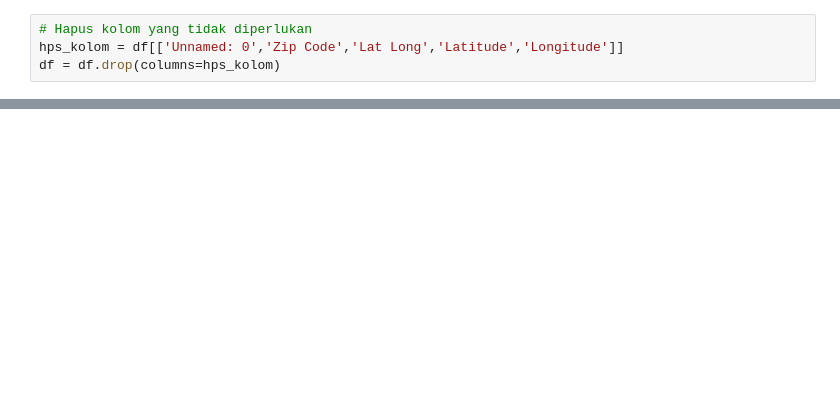
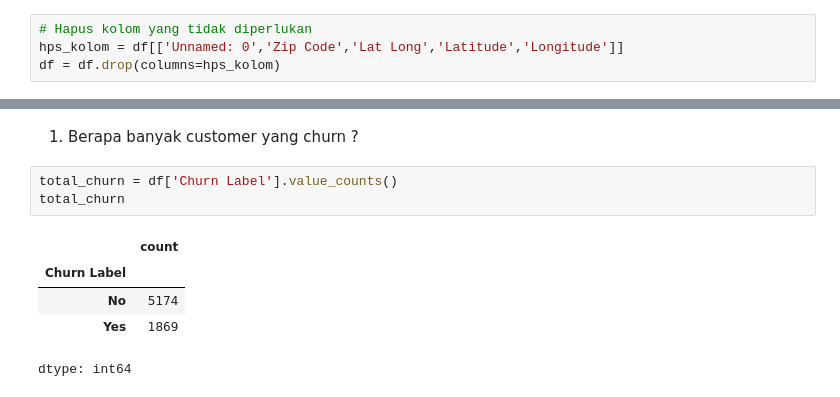
Before and after one commit to wildemar66/Project_Analisis_churn, a Jupyter notebook: notebooks/Analisis.ipynb, the cells around one changed output, grey strips where cells are left out. Drawn from its saved outputs; the diff is of its cells as text; blank space fills up the shorter version.

```diff
--- a/notebooks/Analisis.ipynb
+++ b/notebooks/Analisis.ipynb
@@ -44,0 +45,11 @@ df.sample(5)
+# %% [markdown]
+1. Berapa banyak customer yang churn ?
+# %%
+total_churn = df['Churn Label'].value_counts()
+total_churn
+# %% [output]
+|  | count |
+| Churn Label |  |
+| No | 5174 |
+| Yes | 1869 |
+dtype: int64
```
Also changed, not shown: parts of 9 cells of this notebook.
